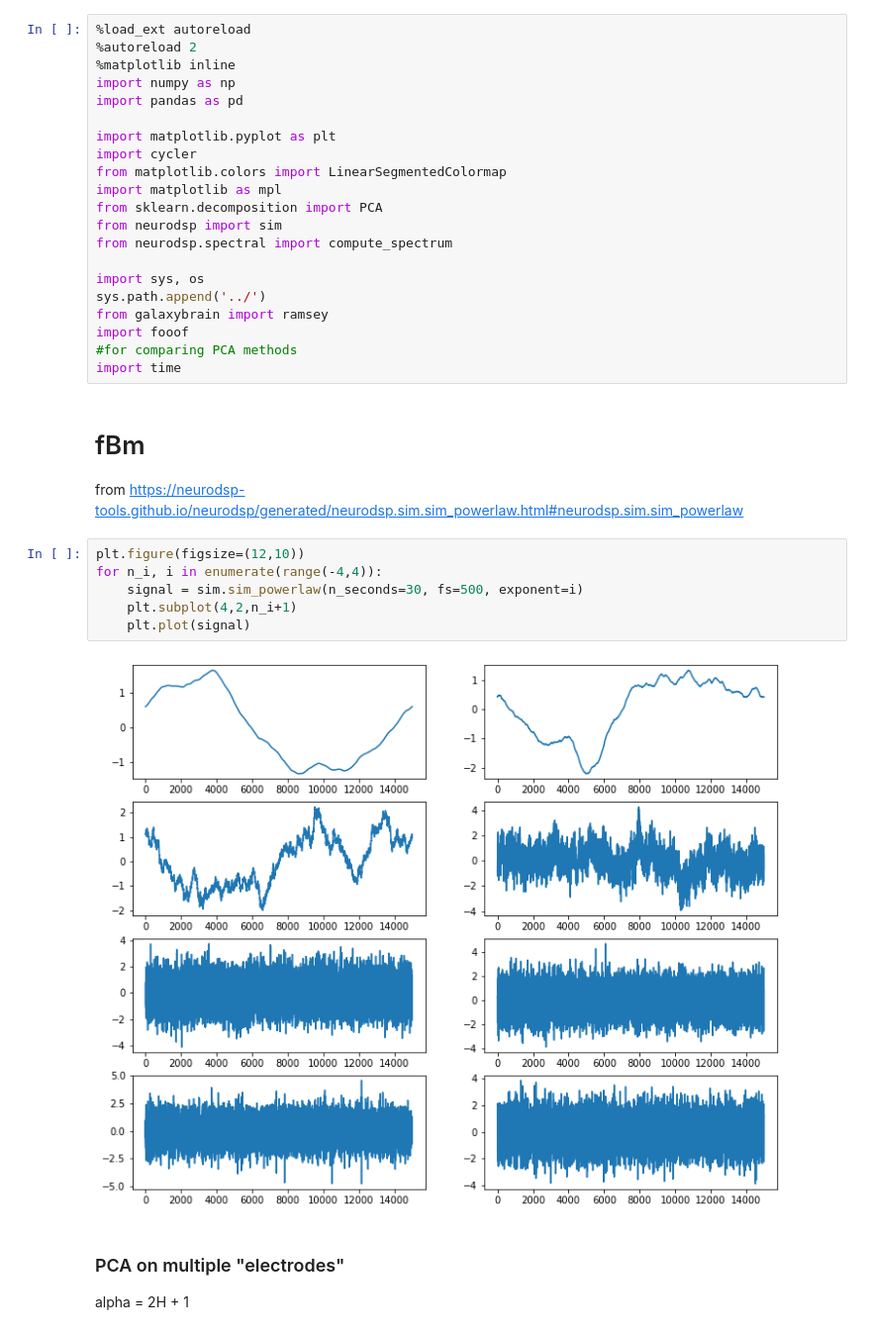
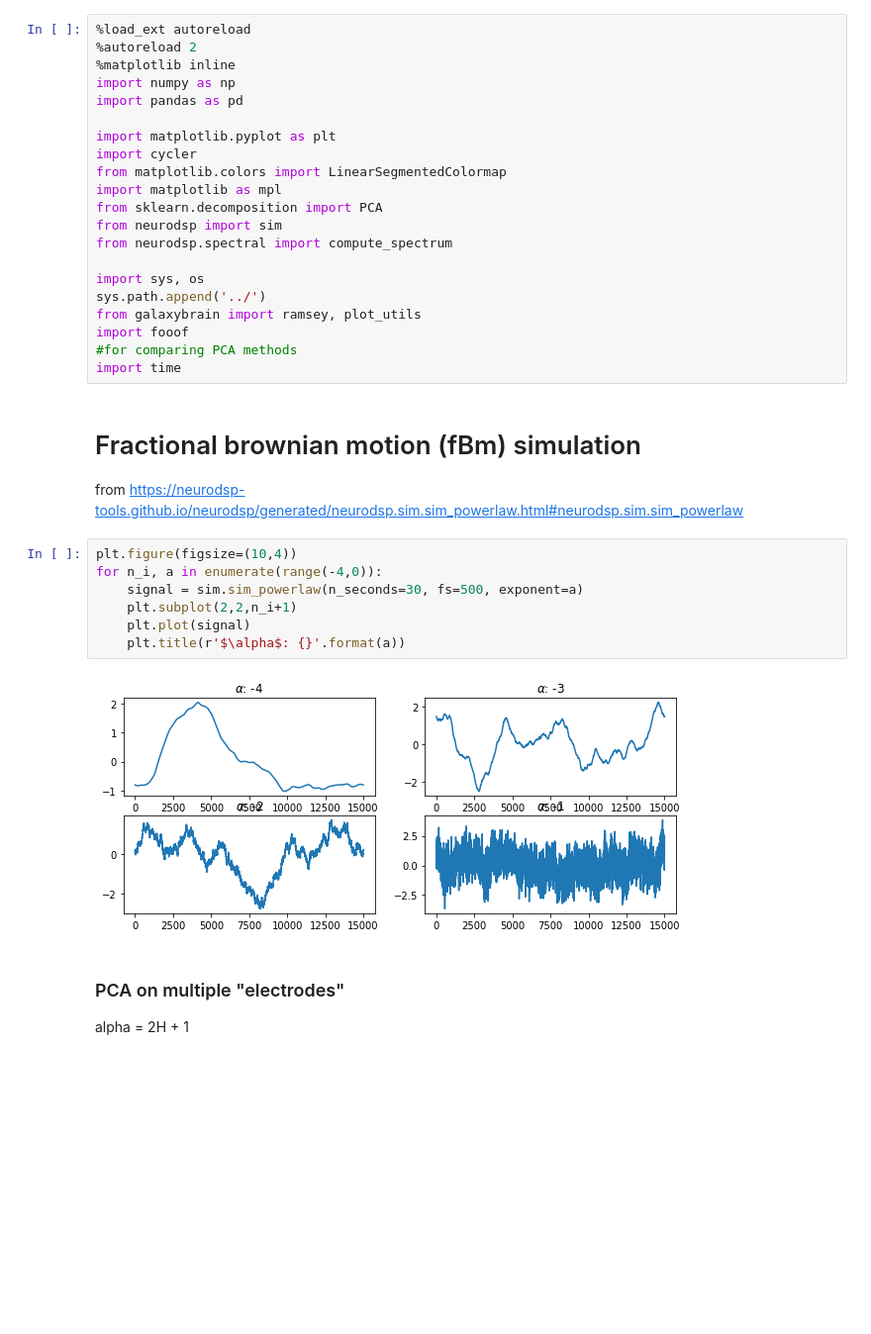
Before and after one commit to voytekresearch/galaxybrain, a Jupyter notebook: notebooks/noise_sim.ipynb, the cells around one changed output. Shown at 99% size. Saved outputs shown, nothing was run; the diff lists cells and outputs as text; blank space fills up the shorter version.

Commit message:
moar diagrams

```diff
--- a/notebooks/noise_sim.ipynb
+++ b/notebooks/noise_sim.ipynb
@@ -15,22 +15,23 @@ from neurodsp.spectral import compute_spectrum
 
 import sys, os
 sys.path.append('../')
-from galaxybrain import ramsey
+from galaxybrain import ramsey, plot_utils
 import fooof
 #for comparing PCA methods
 import time
 # %% [markdown]
-# fBm
+# Fractional brownian motion (fBm) simulation
 
 from https://neurodsp-tools.github.io/neurodsp/generated/neurodsp.sim.sim_powerlaw.html#neurodsp.sim.sim_powerlaw
 # %%
-plt.figure(figsize=(12,10))
-for n_i, i in enumerate(range(-4,4)):
-    signal = sim.sim_powerlaw(n_seconds=30, fs=500, exponent=i)
-    plt.subplot(4,2,n_i+1)
+plt.figure(figsize=(10,4))
+for n_i, a in enumerate(range(-4,0)):
+    signal = sim.sim_powerlaw(n_seconds=30, fs=500, exponent=a)
+    plt.subplot(2,2,n_i+1)
     plt.plot(signal)
+    plt.title(r'$\alpha$: {}'.format(a))
 # %% [output]
-[figure, old version]
+[figure, new version]
 # %% [markdown]
 ### PCA on multiple "electrodes"
 
```
Also changed, not shown: parts of 2 cells of this notebook, 3 other files.
